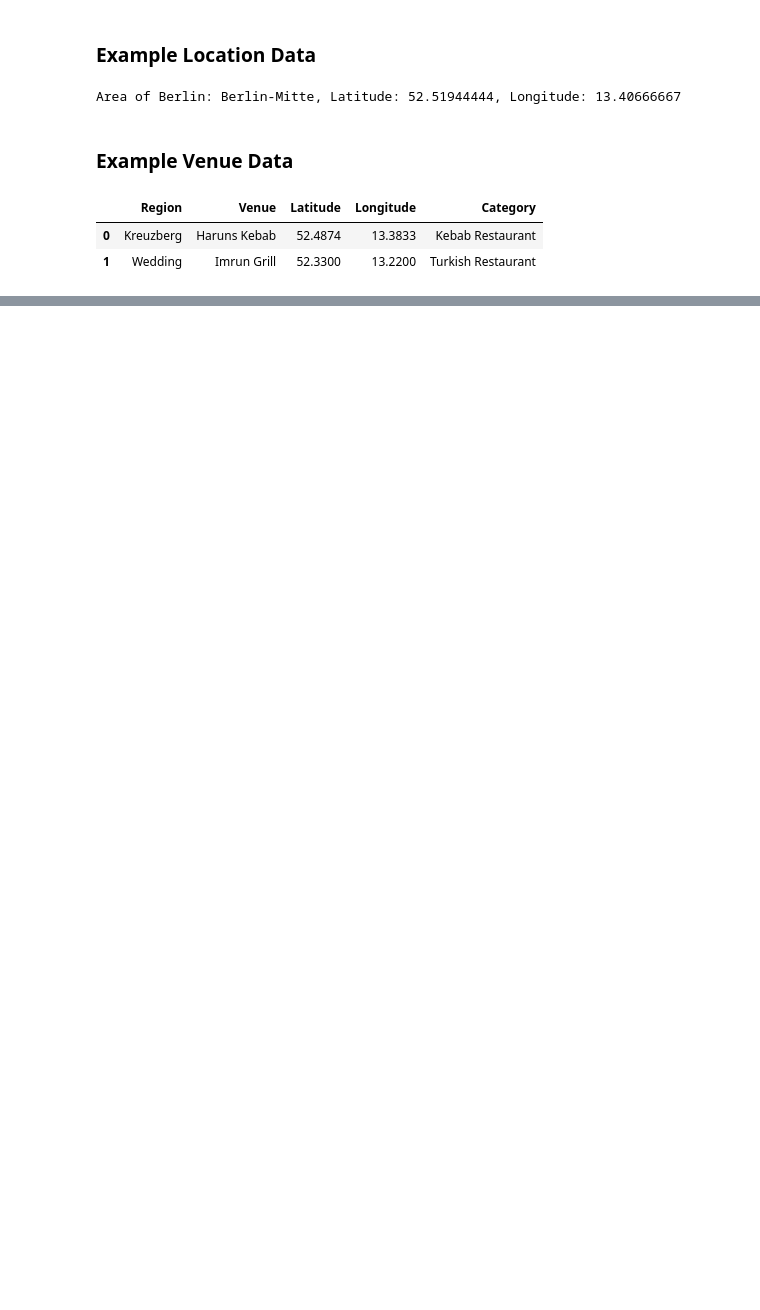
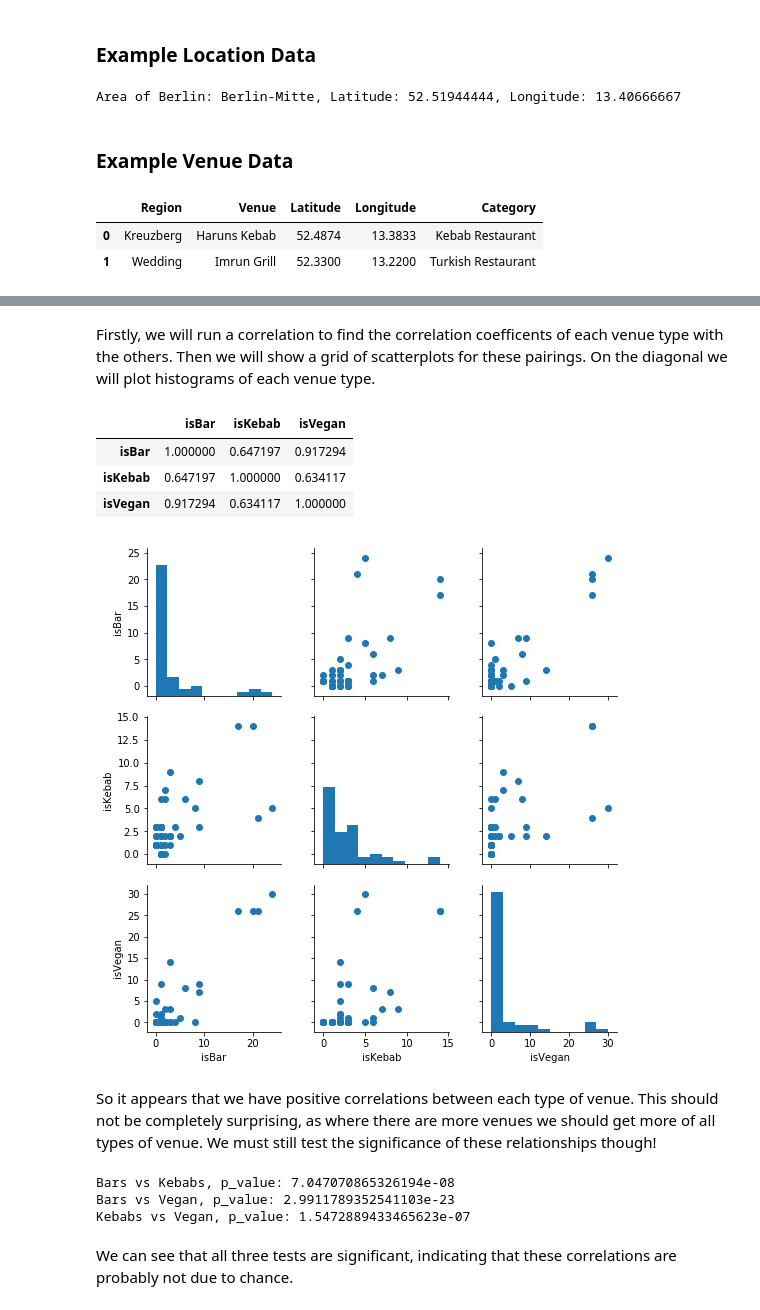
Before and after one commit to JSHoare/DS_Pro_Cap, a Jupyter notebook: Meat-Free Kebab Location Report.ipynb, the cells around one changed output, grey strips where cells are left out. Drawn from its saved outputs; the diff is of its cells as text; code cells hidden in the pictures; blank space fills up the shorter version.

```diff
--- a/Meat-Free Kebab Location Report.ipynb
+++ b/Meat-Free Kebab Location Report.ipynb
@@ -57,0 +560,12 @@ BM_df
+# %%
+VenueType = []
+for i in np.arange(len(venues_df)):
+    if venues_df['Category'][i] in food_cats:
+        VenueType.append('Kebab')
+    elif venues_df['Category'][i] in bar_cats:
+        VenueType.append('Bar')
+    else:
+        VenueType.append('Vegan')
+# %%
+venues_df['VenueType'] = VenueType
+venues_df.head()
@@ -57,0 +581,4 @@ BM_df
+# %%
+dums = pd.get_dummies(venues_df['VenueType'])
+venues_df[['isBar','isKebab','isVegan']] = dums
+venues_df.head()
@@ -57,0 +617,4 @@ BM_df
+# %%
+ven_nums = venues_df.groupby(['Locality','LocLat','LocLong'])[['isBar','isKebab','isVegan']].sum().reset_index()
+#ven_nums = venues_df[['Locality','isBar','isKebab','isVegan']].groupby(['Locality']).sum().reset_index()
+ven_nums.head()
@@ -57,0 +628,32 @@ BM_df
+# %% [markdown]
+Firstly, we will run a correlation to find the correlation coefficents of each venue type with the others. Then we will show a grid of scatterplots for these pairings.  On the diagonal we will plot histograms of each venue type.
+# %%
+ven_nums[['isBar','isKebab','isVegan']].corr()
+# %% [output]
+|  | isBar | isKebab | isVegan |
+| isBar | 1.000000 | 0.647197 | 0.917294 |
+| isKebab | 0.647197 | 1.000000 | 0.634117 |
+| isVegan | 0.917294 | 0.634117 | 1.000000 |
+# %%
+import seaborn as sns
+import matplotlib.pyplot as plt
+
+g=sns.PairGrid(ven_nums[['isBar','isKebab','isVegan']])
+
+g = g.map_diag(plt.hist)
+g = g.map_offdiag(plt.scatter)
+# %% [output]
+[figure, added]
+# %% [markdown]
+So it appears that we have positive correlations between each type of venue.  This should not be completely surprising, as where there are more venues we should get more of all types of venue.  We must still test the significance of these relationships though!
+# %%
+import scipy.stats as sct
+print('Bars vs Kebabs, p_value: {}'.format(sct.pearsonr(ven_nums['isBar'],ven_nums['isKebab'])[1]))
+print('Bars vs Vegan, p_value: {}'.format(sct.pearsonr(ven_nums['isBar'],ven_nums['isVegan'])[1]))
+print('Kebabs vs Vegan, p_value: {}'.format(sct.pearsonr(ven_nums['isKebab'],ven_nums['isVegan'])[1]))
+# %% [output]
+Bars vs Kebabs, p_value: 7.047070865326194e-08
+Bars vs Vegan, p_value: 2.9911789352541103e-23
+Kebabs vs Vegan, p_value: 1.5472889433465623e-07
+# %% [markdown]
+We can see that all three tests are significant, indicating that these correlations are probably not due to chance.
```
Also changed, not shown: parts of 84 cells of this notebook.
